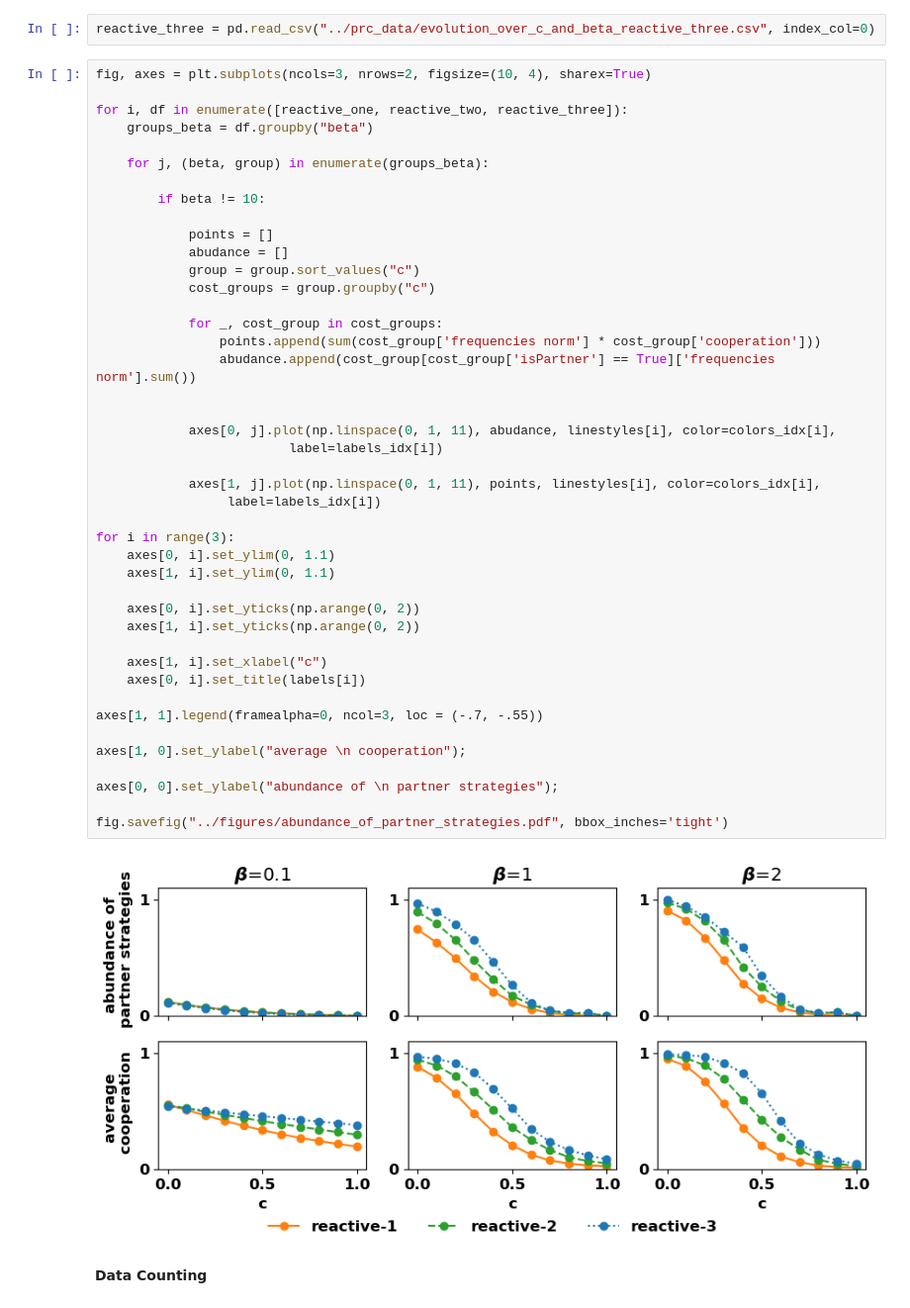
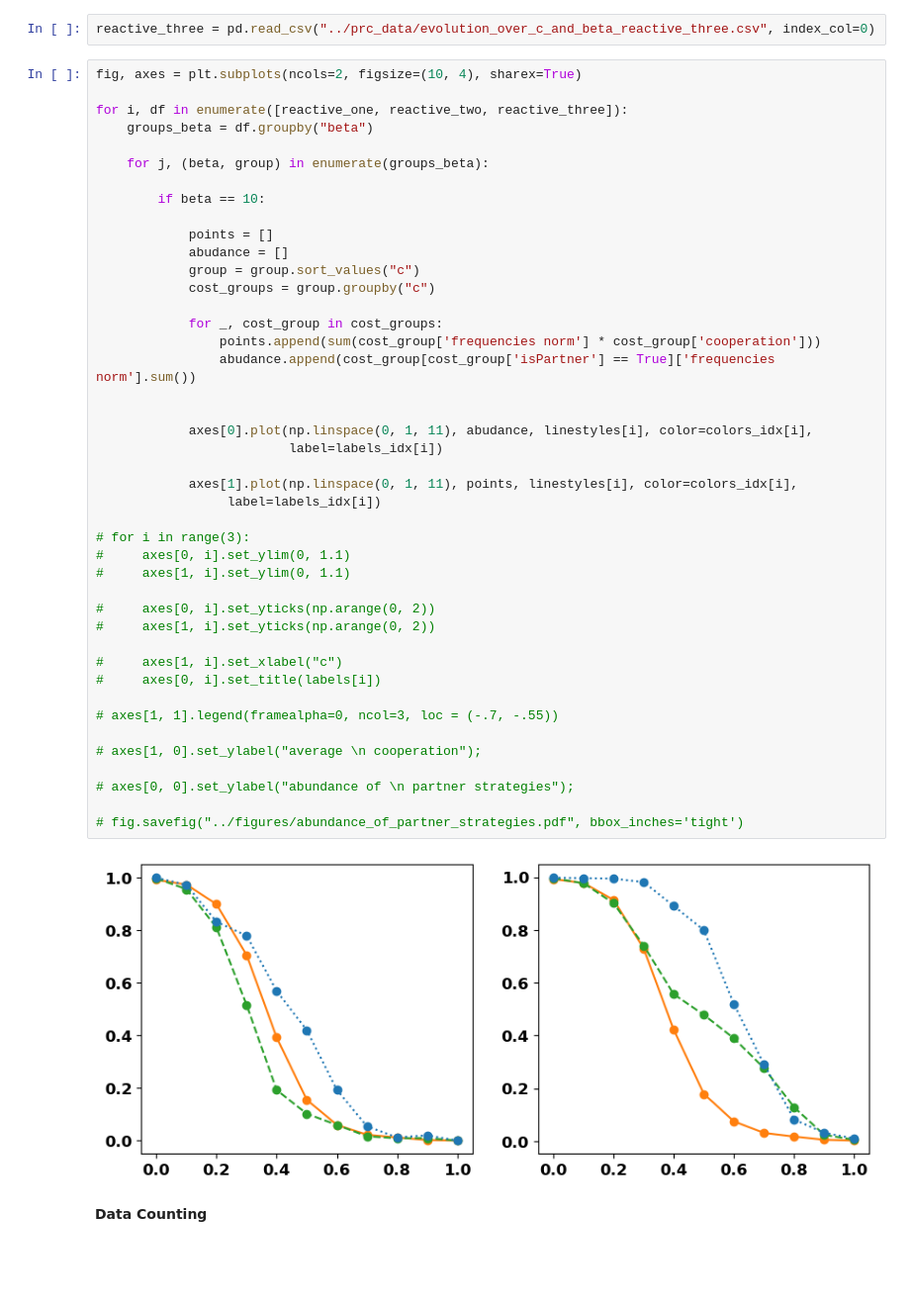
Before and after one commit to Nikoleta-v3/conditional-cooperation-with-longer-memory, a Jupyter notebook: notebooks/3.6. Evolutionary Simulations .ipynb, the cells around one changed output. Shown at 99% size. Cells and saved outputs as stored; diff of their text form; blank space fills up the shorter version.

```diff
--- a/notebooks/3.6. Evolutionary Simulations .ipynb
+++ b/notebooks/3.6. Evolutionary Simulations .ipynb
@@ -43,50 +43,50 @@ reactive_two = pd.read_csv("../prc_data/evolution_over_c_and_beta_reactive_two.c
 # %%
 reactive_three = pd.read_csv("../prc_data/evolution_over_c_and_beta_reactive_three.csv", index_col=0)
 # %%
-fig, axes = plt.subplots(ncols=3, nrows=2, figsize=(10, 4), sharex=True)
+fig, axes = plt.subplots(ncols=2, figsize=(10, 4), sharex=True)
 
 for i, df in enumerate([reactive_one, reactive_two, reactive_three]):
     groups_beta = df.groupby("beta")
 
     for j, (beta, group) in enumerate(groups_beta):
 
-        if beta != 10:
+        if beta == 10:
 
             points = []
             abudance = []
             group = group.sort_values("c")
             cost_groups = group.groupby("c")
 
             for _, cost_group in cost_groups:
                 points.append(sum(cost_group['frequencies norm'] * cost_group['cooperation']))
                 abudance.append(cost_group[cost_group['isPartner'] == True]['frequencies norm'].sum())
 
 
-            axes[0, j].plot(np.linspace(0, 1, 11), abudance, linestyles[i], color=colors_idx[i],
+            axes[0].plot(np.linspace(0, 1, 11), abudance, linestyles[i], color=colors_idx[i],
                          label=labels_idx[i])
 
-            axes[1, j].plot(np.linspace(0, 1, 11), points, linestyles[i], color=colors_idx[i],
+            axes[1].plot(np.linspace(0, 1, 11), points, linestyles[i], color=colors_idx[i],
                  label=labels_idx[i])
 
-for i in range(3):
-    axes[0, i].set_ylim(0, 1.1)
-    axes[1, i].set_ylim(0, 1.1)
+# for i in range(3):
+#     axes[0, i].set_ylim(0, 1.1)
+#     axes[1, i].set_ylim(0, 1.1)
 
-    axes[0, i].set_yticks(np.arange(0, 2))
-    axes[1, i].set_yticks(np.arange(0, 2))
+#     axes[0, i].set_yticks(np.arange(0, 2))
+#     axes[1, i].set_yticks(np.arange(0, 2))
 
-    axes[1, i].set_xlabel("c")
-    axes[0, i].set_title(labels[i])
+#     axes[1, i].set_xlabel("c")
+#     axes[0, i].set_title(labels[i])
 
-axes[1, 1].legend(framealpha=0, ncol=3, loc = (-.7, -.55))
+# axes[1, 1].legend(framealpha=0, ncol=3, loc = (-.7, -.55))
 
-axes[1, 0].set_ylabel("average \n cooperation");
+# axes[1, 0].set_ylabel("average \n cooperation");
 
-axes[0, 0].set_ylabel("abundance of \n partner strategies");
+# axes[0, 0].set_ylabel("abundance of \n partner strategies");
 
-fig.savefig("../figures/abundance_of_partner_strategies.pdf", bbox_inches='tight')
+# fig.savefig("../figures/abundance_of_partner_strategies.pdf", bbox_inches='tight')
 # %% [output]
-[figure, old version]
+[figure, new version]
 # %% [markdown]
 **Data Counting**
 # %%
```
Also changed, not shown: 2 other files.
